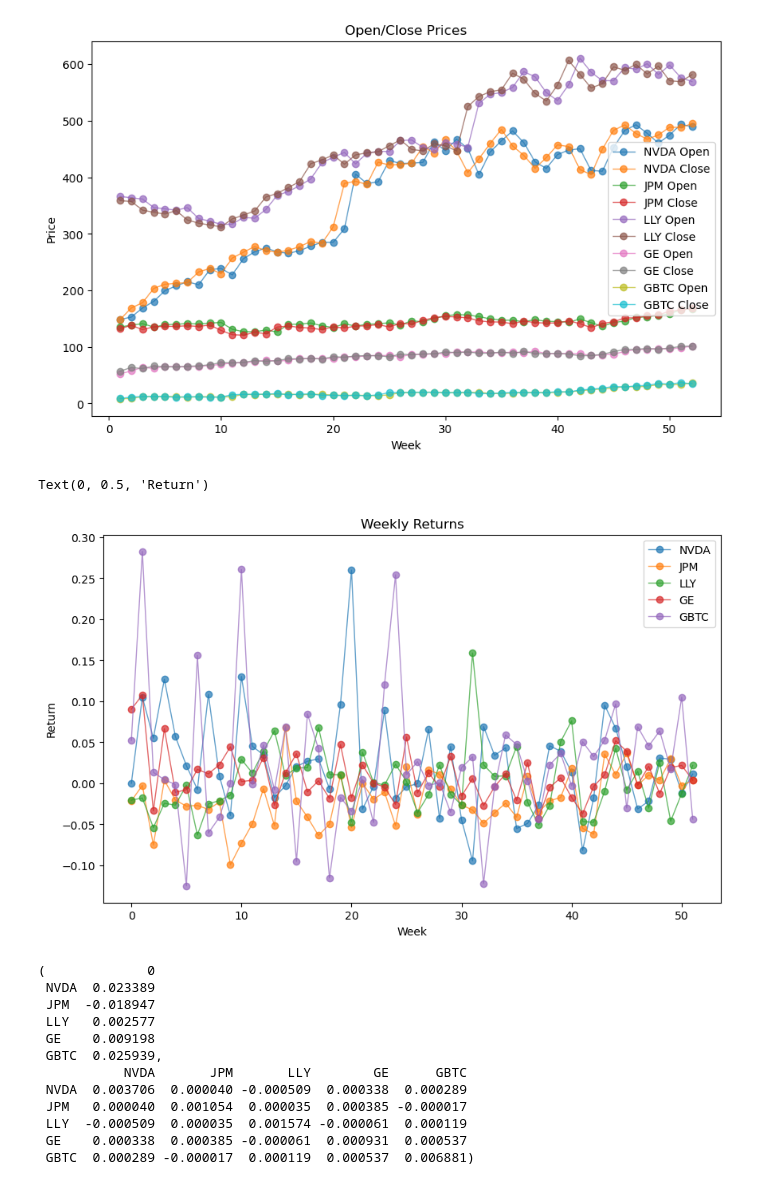
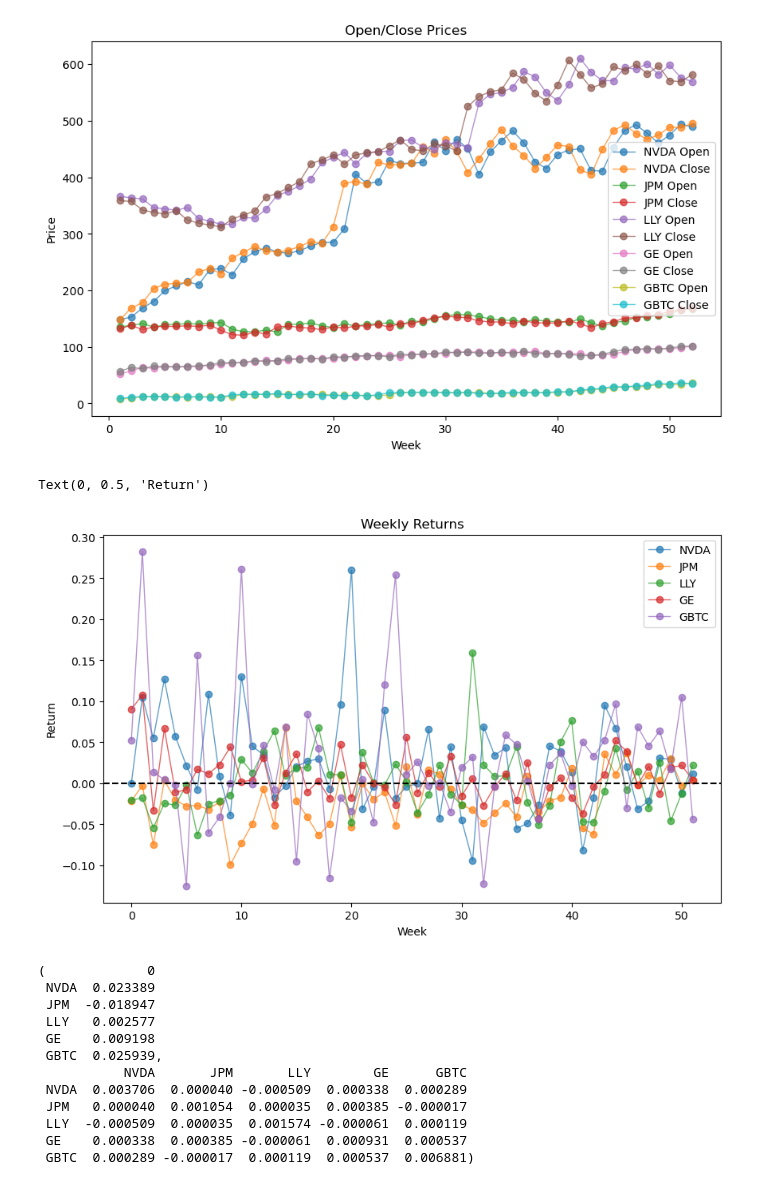
Before and after one commit to TEspelien/StockPortfolioOptimization, a Jupyter notebook: make_extra_plots_for_report.ipynb, the cells around one changed output. Drawn from its saved outputs; the diff is of its cells as text; code cells hidden in the pictures.

```diff
--- a/make_extra_plots_for_report.ipynb
+++ b/make_extra_plots_for_report.ipynb
@@ -22,13 +22,14 @@ Text(0, 0.5, 'Price')
 # %%
 weekly_returns = pd.read_csv('data/weekly_returns.csv')
 
 weekly_returns.plot(style='-o', linewidth=1, alpha=0.7, figsize=(10, 6))
+plt.axhline(y=0, color='k', linestyle='--')
 plt.title('Weekly Returns')
 plt.xlabel('Week')
 plt.ylabel('Return')
 # %% [output]
 Text(0, 0.5, 'Return')
-[figure, old version]
+[figure, new version]
 # %%
 mu_vec = pd.read_csv('data/mu_vec.csv', index_col=0)
 covariance_mtx = pd.read_csv('data/covariance_mtx.csv', index_col=0)
```
Also changed, not shown: parts of 3 cells of this notebook, 4 other files.
